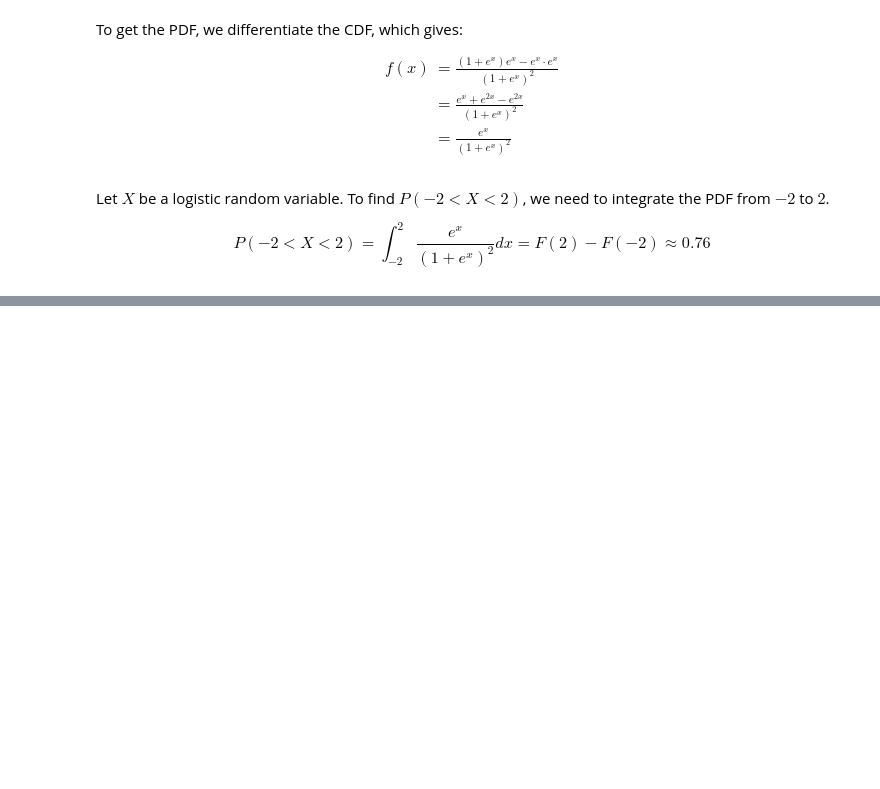
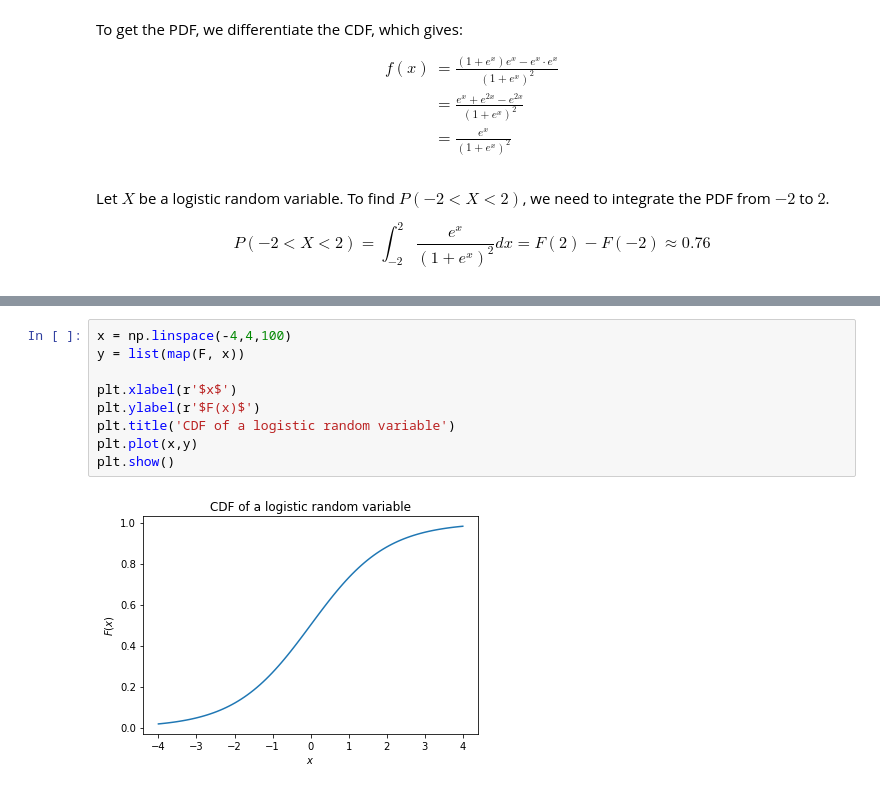
Before and after one commit to quantinsights/calculus_based_probability, a Jupyter notebook: lec05 - Continuous Random Variables.ipynb, the cells around one changed output, grey strips where cells are left out. Saved outputs shown, nothing was run; the diff lists cells and outputs as text; blank space fills up the shorter version.

```diff
--- a/lec05 - Continuous Random Variables.ipynb
+++ b/lec05 - Continuous Random Variables.ipynb
@@ -95,0 +122,11 @@ The integral was easy to evaluate since we already knew that $F$ was an antideri
+# %%
+x = np.linspace(-4,4,100)
+y = list(map(F, x))
+
+plt.xlabel(r'$x$')
+plt.ylabel(r'$F(x)$')
+plt.title('CDF of a logistic random variable')
+plt.plot(x,y)
+plt.show()
+# %% [output]
+[figure, added]
```
Also changed, not shown: parts of 2 cells of this notebook.
